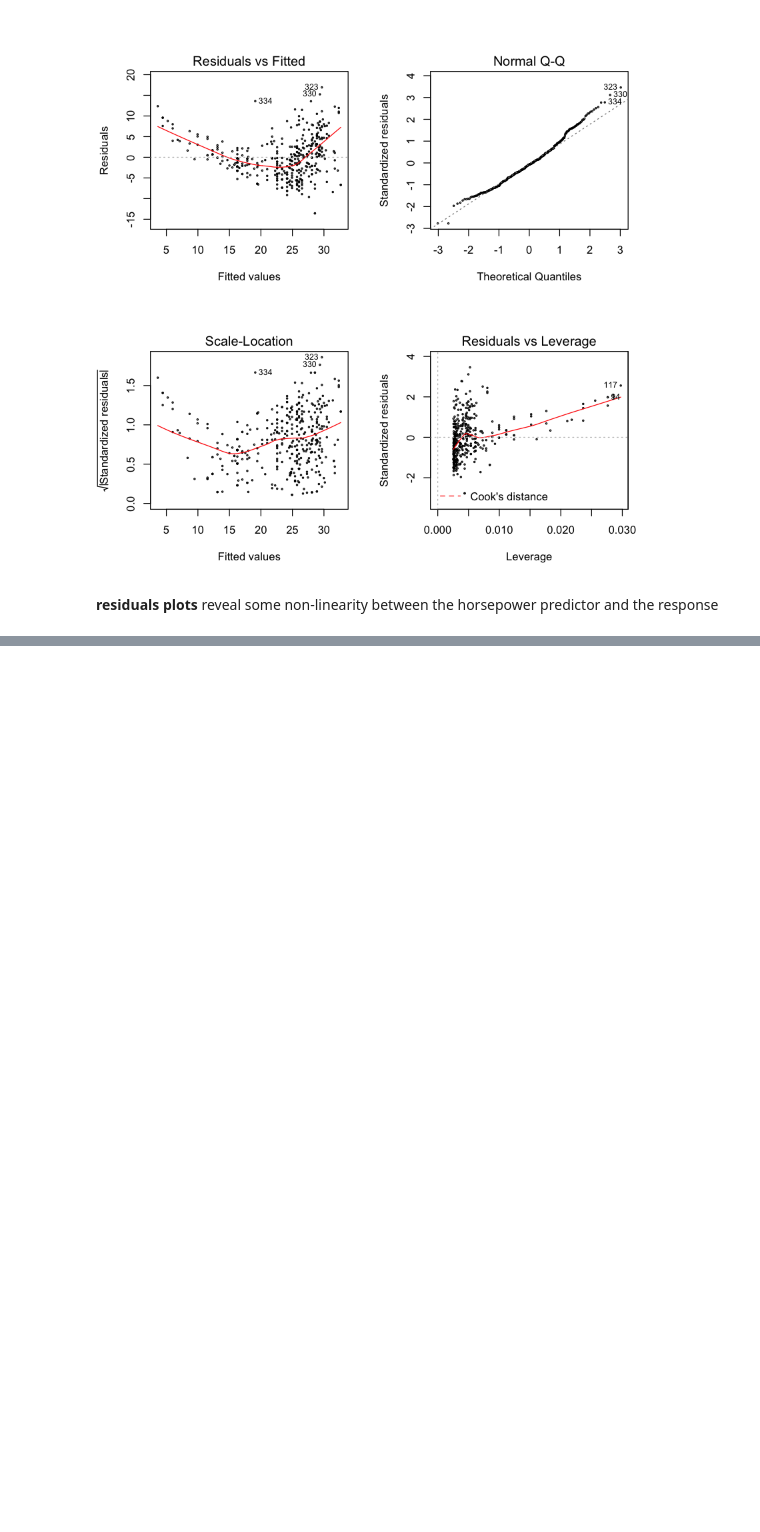
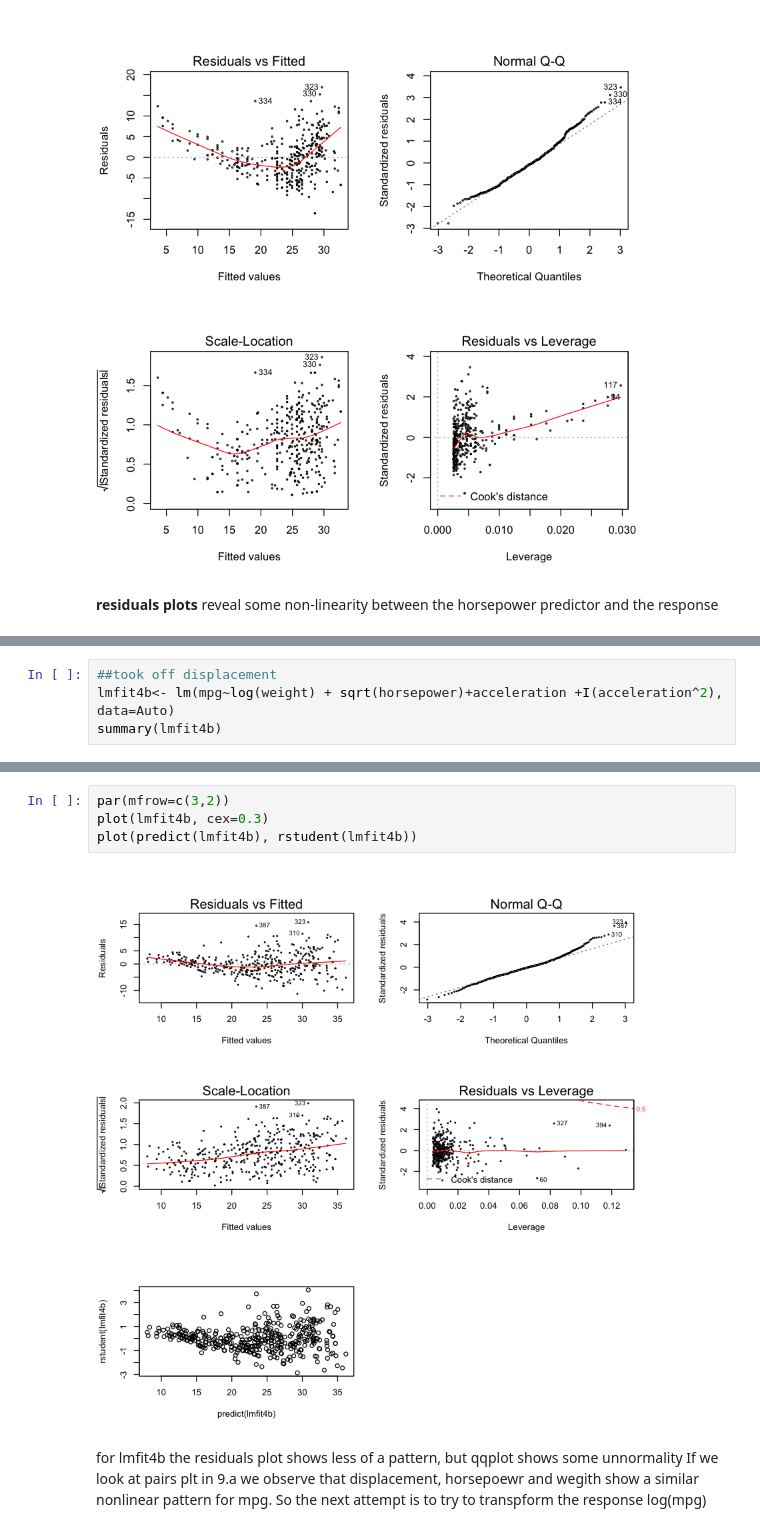
Before and after one commit to slzdevsnp/learn, a Jupyter notebook: tibshirani/ch3-LinearRegression/ch3-ex-applied.ipynb, the cells around one changed output, grey strips where cells are left out. Drawn from its saved outputs; the diff is of its cells as text; blank space fills up the shorter version.

```diff
--- a/tibshirani/ch3-LinearRegression/ch3-ex-applied.ipynb
+++ b/tibshirani/ch3-LinearRegression/ch3-ex-applied.ipynb
@@ -79,0 +229,4 @@ plot(lmfit1, cex=0.3)
+# %%
+##took off displacement
+lmfit4b<- lm(mpg~log(weight) + sqrt(horsepower)+acceleration +I(acceleration^2), data=Auto)
+summary(lmfit4b)
@@ -79,0 +251,9 @@ plot(lmfit1, cex=0.3)
+# %%
+par(mfrow=c(3,2))
+plot(lmfit4b, cex=0.3)
+plot(predict(lmfit4b), rstudent(lmfit4b))
+# %% [output]
+[figure, added]
+# %% [markdown]
+for lmfit4b the residuals plot shows less of a pattern, but qqplot shows some unnormality
+If we look at pairs plt in 9.a  we observe that displacement, horsepoewr and wegith show a similar nonlinear pattern for mpg. So the next attempt is to try  to transpform the response log(mpg)
```
Also changed, not shown: parts of 60 cells of this notebook, 1 other file.
